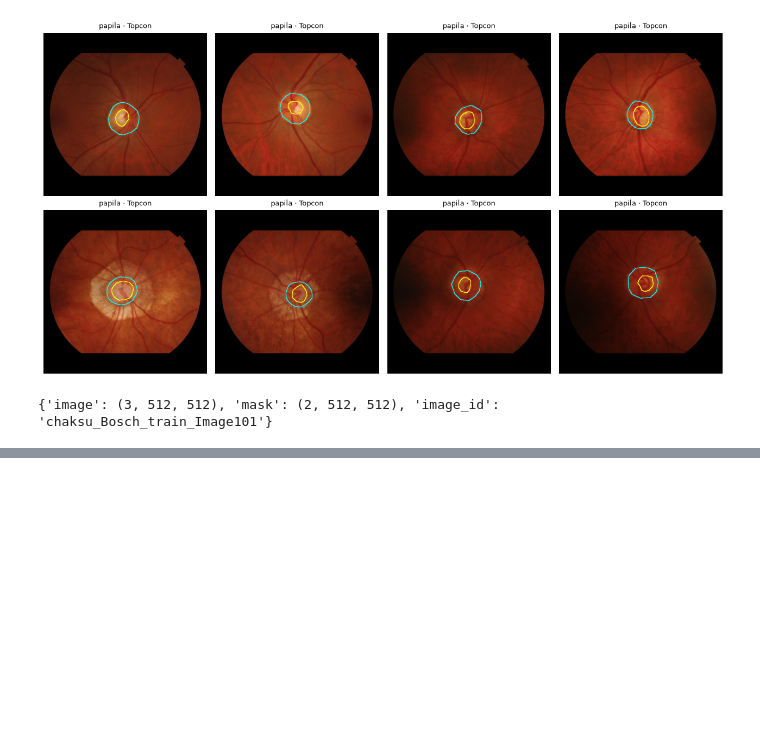
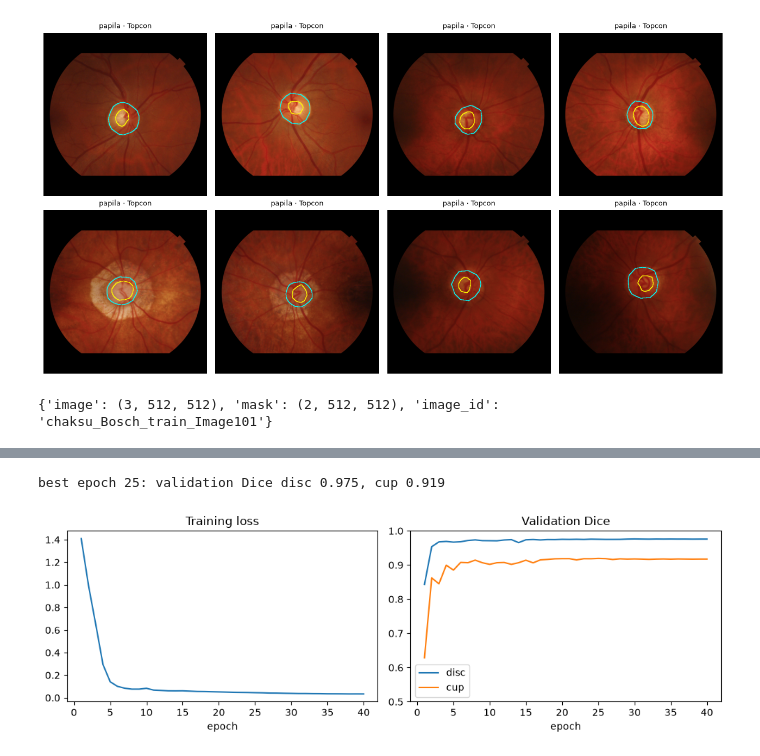
Before and after one commit to aman2712/glaucoma-prediction, a Jupyter notebook: notebooks/03_baseline_a.ipynb, the cells around one changed output, grey strips where cells are left out. Saved outputs shown, nothing was run; the diff lists cells and outputs as text; code cells hidden in the pictures; blank space fills up the shorter version.

```diff
--- a/notebooks/03_baseline_a.ipynb
+++ b/notebooks/03_baseline_a.ipynb
@@ -16,0 +7,18 @@ datasets = {split: SegmentationDataset(split) for split in SPLITS}
+# %%
+import matplotlib.pyplot as plt
+import numpy as np
+import pandas as pd
+import torch
+
+from glaucoma_project import REPO_ROOT
+from glaucoma_project.data import SPLITS, SegmentationDataset
+from glaucoma_project.evaluation.metrics import agreement, dice
+from glaucoma_project.measurements.extract import measure_split
+from glaucoma_project.segmentation.predict import load_model, predict_dataset
+from glaucoma_project.segmentation.train import pick_device
+from glaucoma_project.visualization import plot_history, show_comparison, show_overlays
+
+SEG_RUN = REPO_ROOT / 'runs' / 'segmentation' / 'unet_resnet34'
+MEAS_DIR = REPO_ROOT / 'runs' / 'measurements'
+datasets = {split: SegmentationDataset(split) for split in SPLITS}
+{split: len(ds) for split, ds in datasets.items()}
@@ -50,0 +49,8 @@ Summary table, ROC curves, example failures, caveats from `docs/baseline_a.md`.
+# %%
+history = pd.read_csv(SEG_RUN / 'history.csv')
+plot_history(history)
+best = history.loc[(history.val_dice_disc + history.val_dice_cup).idxmax()]
+print(f"best epoch {int(best.epoch)}: validation Dice disc {best.val_dice_disc:.3f}, cup {best.val_dice_cup:.3f}")
+# %% [output]
+best epoch 25: validation Dice disc 0.975, cup 0.919
+[figure, added]
```
Also changed, not shown: parts of 19 cells of this notebook, 8 other files.
